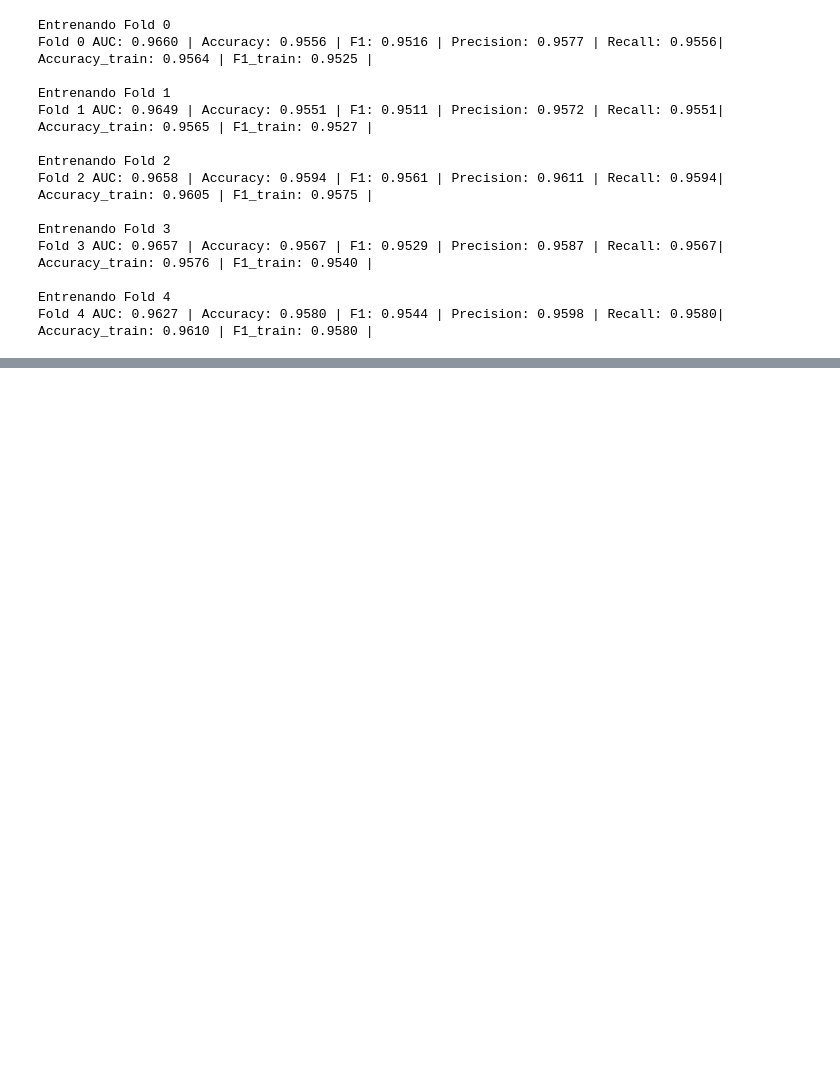
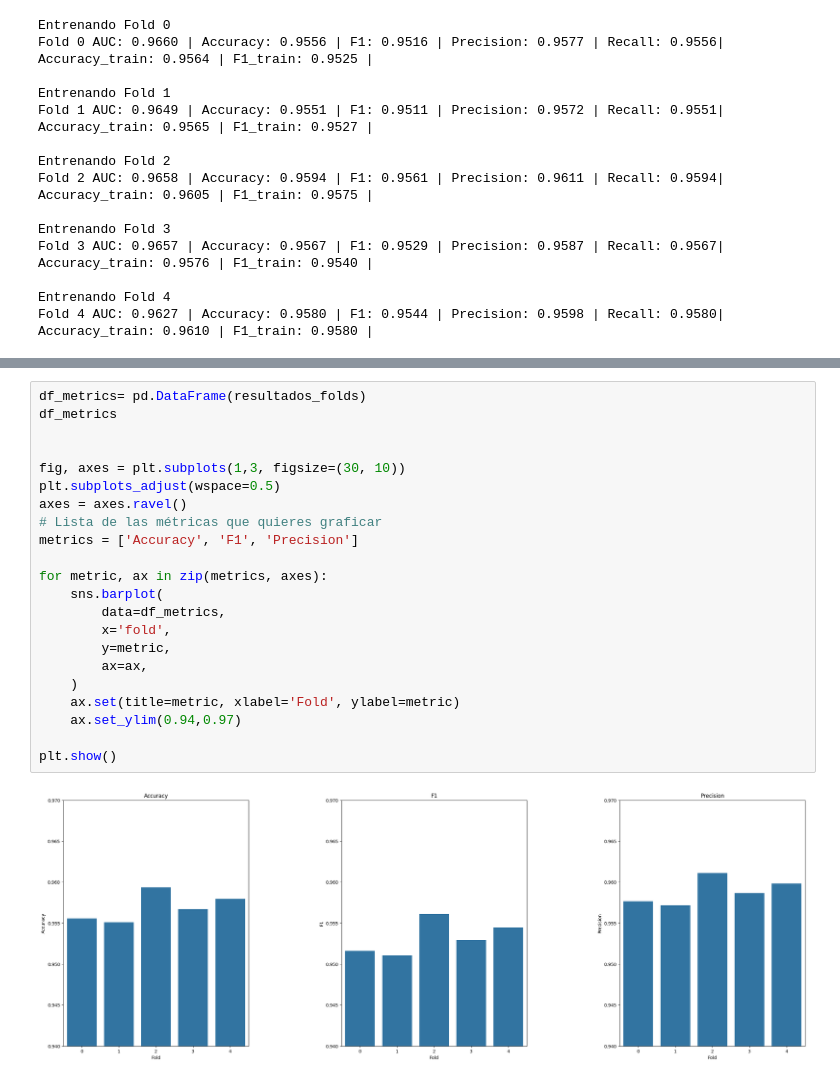
Before and after one commit to OSC4R-LUIS/BIGDATA, a Jupyter notebook: E13_Actividad5.ipynb, the cells around one changed output, grey strips where cells are left out. Drawn from its saved outputs; the diff is of its cells as text; blank space fills up the shorter version.

```diff
--- a/E13_Actividad5.ipynb
+++ b/E13_Actividad5.ipynb
@@ -326,0 +347,24 @@ Estas visualizaciones permiten identificar si el modelo presenta inestabilidad,
+# %%
+df_metrics= pd.DataFrame(resultados_folds)
+df_metrics
+
+
+fig, axes = plt.subplots(1,3, figsize=(30, 10))
+plt.subplots_adjust(wspace=0.5)
+axes = axes.ravel()
+# Lista de las métricas que quieres graficar
+metrics = ['Accuracy', 'F1', 'Precision']
+
+for metric, ax in zip(metrics, axes):
+    sns.barplot(
+        data=df_metrics,
+        x='fold',
+        y=metric,
+        ax=ax,
+    )
+    ax.set(title=metric, xlabel='Fold', ylabel=metric)
+    ax.set_ylim(0.94,0.97)
+
+plt.show()
+# %% [output]
+[figure, added]
```
Also changed, not shown: parts of 5 cells of this notebook.
